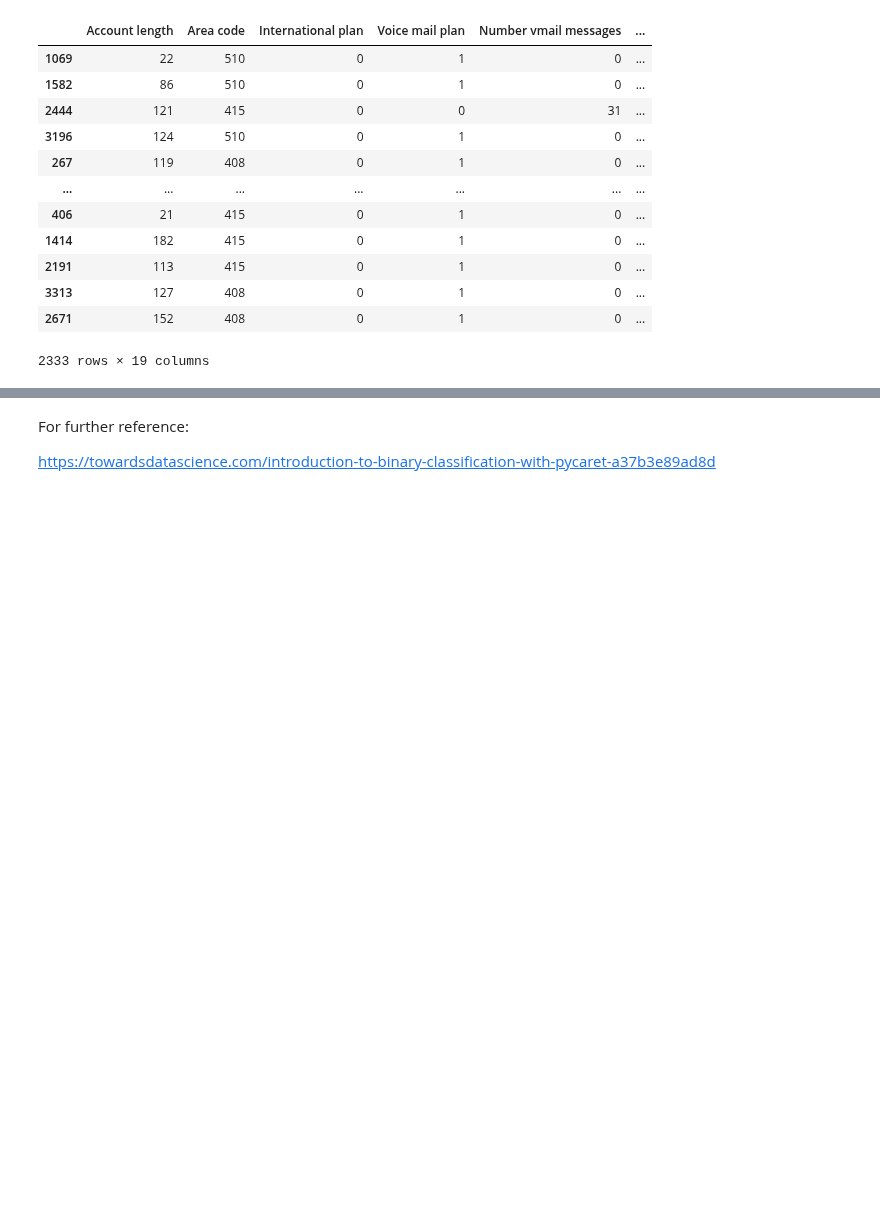
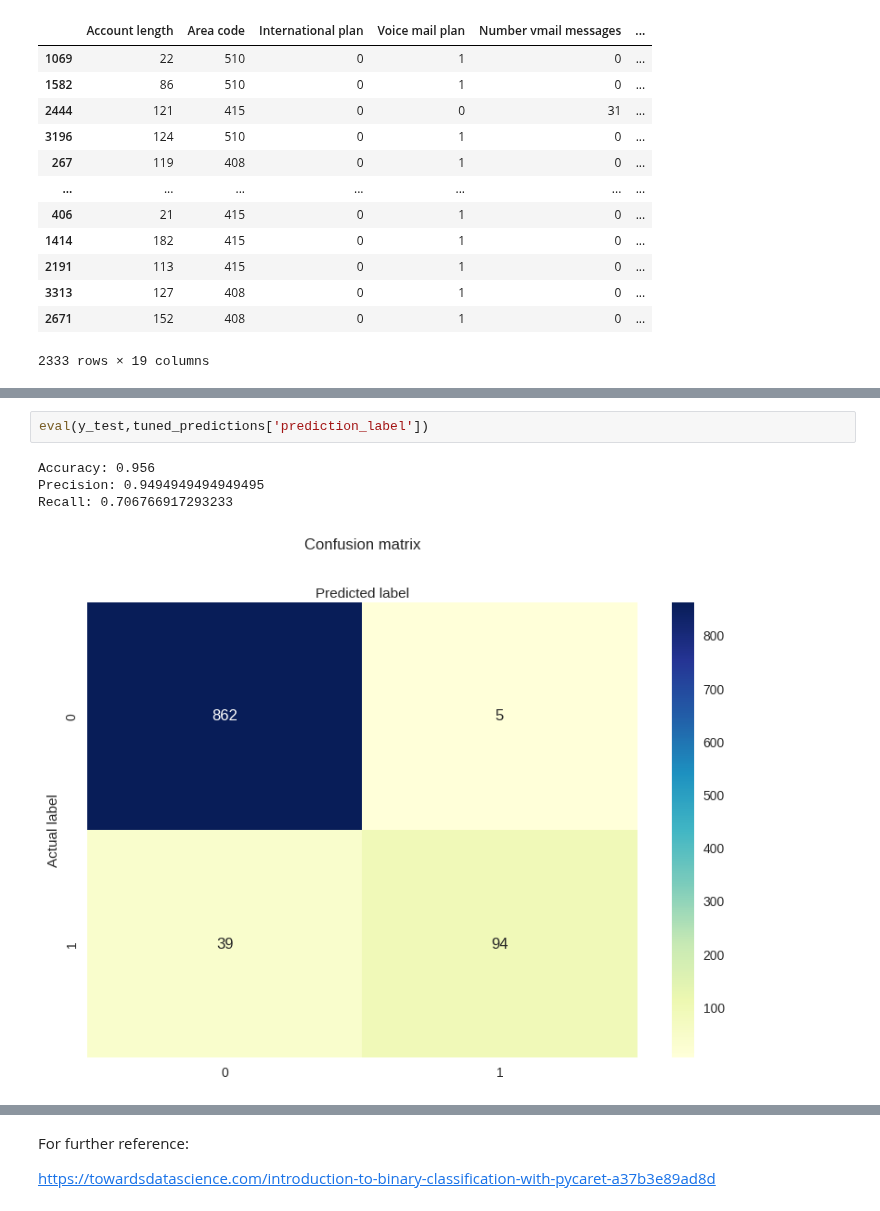
Before and after one commit to ogut77/DataScience, a Jupyter notebook: LR+kNN+NB+SVM.ipynb, the cells around one changed output, grey strips where cells are left out. Drawn from its saved outputs; the diff is of its cells as text; blank space fills up the shorter version.

```diff
--- a/LR+kNN+NB+SVM.ipynb
+++ b/LR+kNN+NB+SVM.ipynb
@@ -503,0 +506,7 @@ Recall: 0.6992481203007519
+# %%
+eval(y_test,tuned_predictions['prediction_label'])
+# %% [output]
+Accuracy: 0.956
+Precision: 0.9494949494949495
+Recall: 0.706766917293233
+[figure, added]
```
Also changed, not shown: parts of 13 cells of this notebook.
